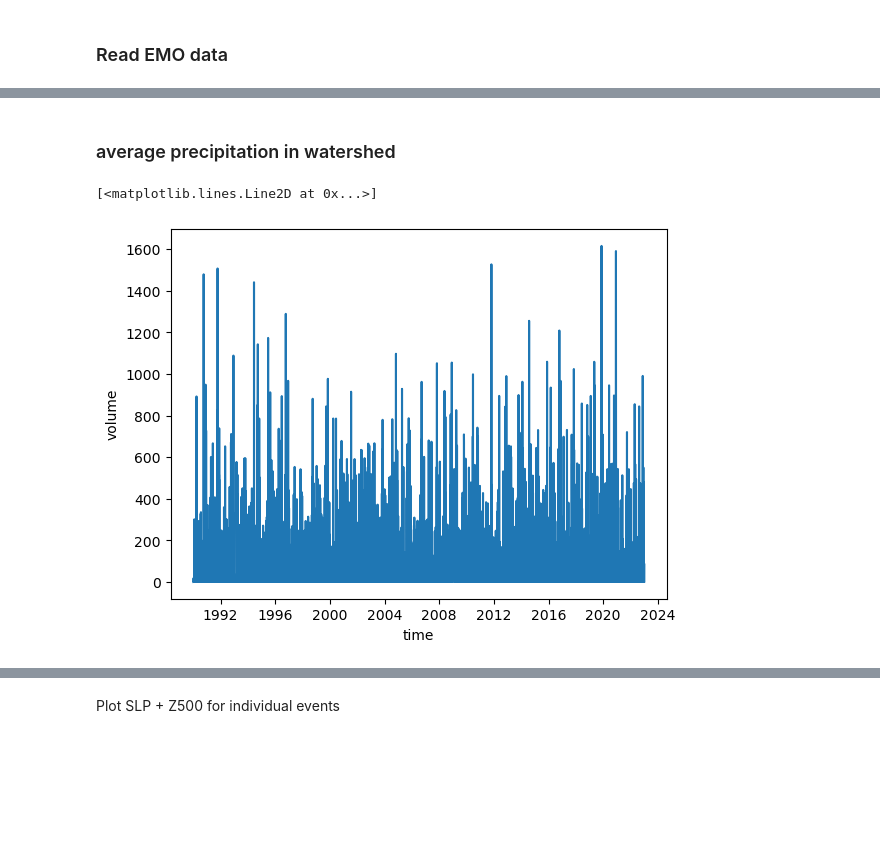
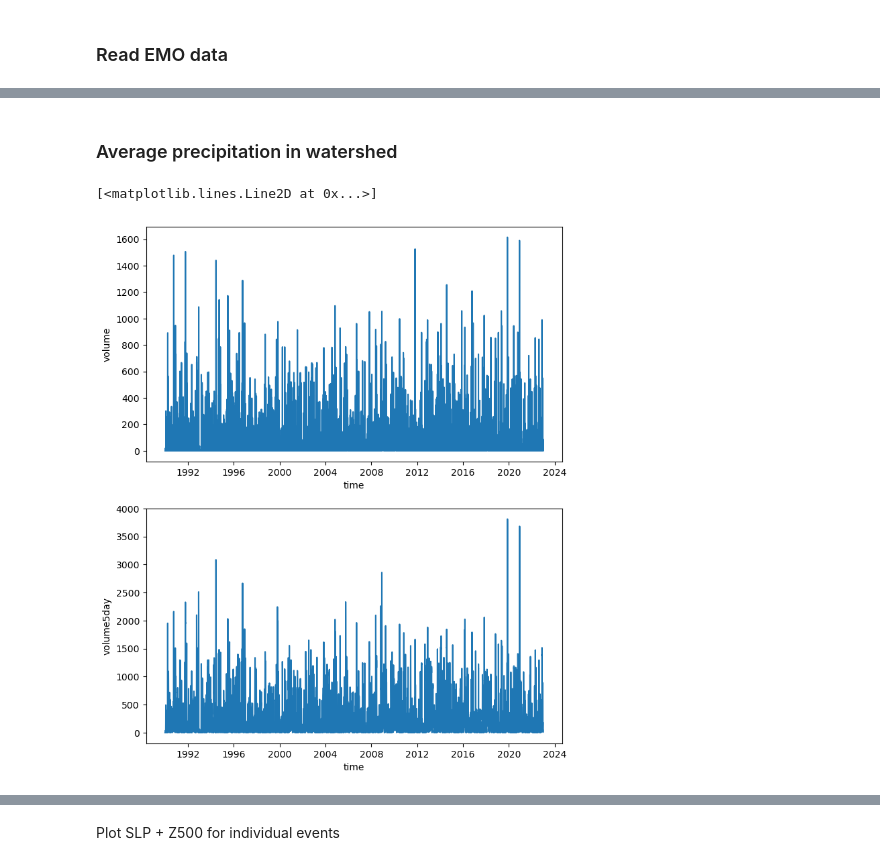
Before and after one commit to zappag/FLORA, a Jupyter notebook: explore.ipynb, the cells around one changed output, grey strips where cells are left out. Cells and saved outputs as stored; diff of their text form; code cells hidden in the pictures; blank space fills up the shorter version.

Commit message:
rerun for corrected input data

```diff
--- a/explore.ipynb
+++ b/explore.ipynb
@@ -399,9 +435,11 @@ else:
         ds_emo=ds_emo.sel(lon=bbox_lon,lat=bbox_lat)
         ds_emo.to_netcdf(f"{EMO1dir}/pr/{region}/{fname}")
 
-ds_emo=xr.open_mfdataset(file_path_out,combine='by_coords')
+xds_emo=xr.open_mfdataset(file_path_out,combine='by_coords')
 
-#ds_emo=ds_emo.sel(time=slice(str(sy),str(ly))) # subset EFAS historical
-#ds_emo=xr.open_dataset(f"{EMO1dir}/pr/{region}/EMO-1arcmin-pr_1990.nc")
+# inspect data
+xds_emo['pr'].isel(time=0).plot()
+shape_basin_gdf.plot(ax=plt.gca(), color='none', edgecolor='red')
+plt.show()
 # %% [output]
 /home/zappa/work_big/EMO1/pr/panaro/*.nc
@@ -417,2 +463,2 @@ plt.show()
 # %% [markdown]
-### average precipitation in watershed
+### Average precipitation in watershed
@@ -438,16 +465,22 @@ df_pr_ws,xds_pr_ws=xarray_in_shapefile(ds_emo,'pr','lat','lon',shape_basin_gdf,'
+# %%
+# average precip in watershed
+df_pr_ws,xds_pr_ws=xarray_in_shapefile(xds_emo,'pr','lat','lon',shape_basin_gdf,'mean')
 # %%
 
-# total volume of rainfall
+# convert to totol volume of precip
 sec_in_day=24*3600
-area_m2=shape_basin_gdf['UP_AREA'].values*10**6        # km2 to m2
-#df_pr_ws_ms=df_pr_ws['pr']/1000/sec_in_day # convert mm/day to m/s
-#df_pr_ws_ms['volume'] = area_m2*df_pr_ws_ms            # and then to m^3/s
-#df_pr_ws_ms['volume'].plot()
+area_m2=shape_basin_gdf['UP_AREA'].values*10**6    # km2 to m2
+xds_pr_ws_ms=xds_pr_ws['pr']/1000/sec_in_day       # convert mm/day to m/s
+xds_pr_ws_ms['volume'] = area_m2*xds_pr_ws_ms      # and then to m^3/s
 
-xds_pr_ws_ms=xds_pr_ws['pr']/1000/sec_in_day   # convert mm/day to m/s
-xds_pr_ws_ms['volume'] = area_m2*xds_pr_ws_ms            # and then to m^3/s
-xds_pr_ws_ms['volume'].plot()
+# compute 5-day accumulation
+xds_pr_ws_ms['volume5day']=xds_pr_ws_ms['volume'].rolling(time=5).sum()
+
+# inspect the data
+fig,axs=plt.subplots(2,1,figsize=(8,10))
+xds_pr_ws_ms['volume'].plot(ax=axs[0])
+xds_pr_ws_ms['volume5day'].plot(ax=axs[1])
 # %% [output]
 [<matplotlib.lines.Line2D at 0x...>]
-[figure, old version]
+[figure, new version]
 # %%
```
Also changed, not shown: parts of 21 cells of this notebook.
